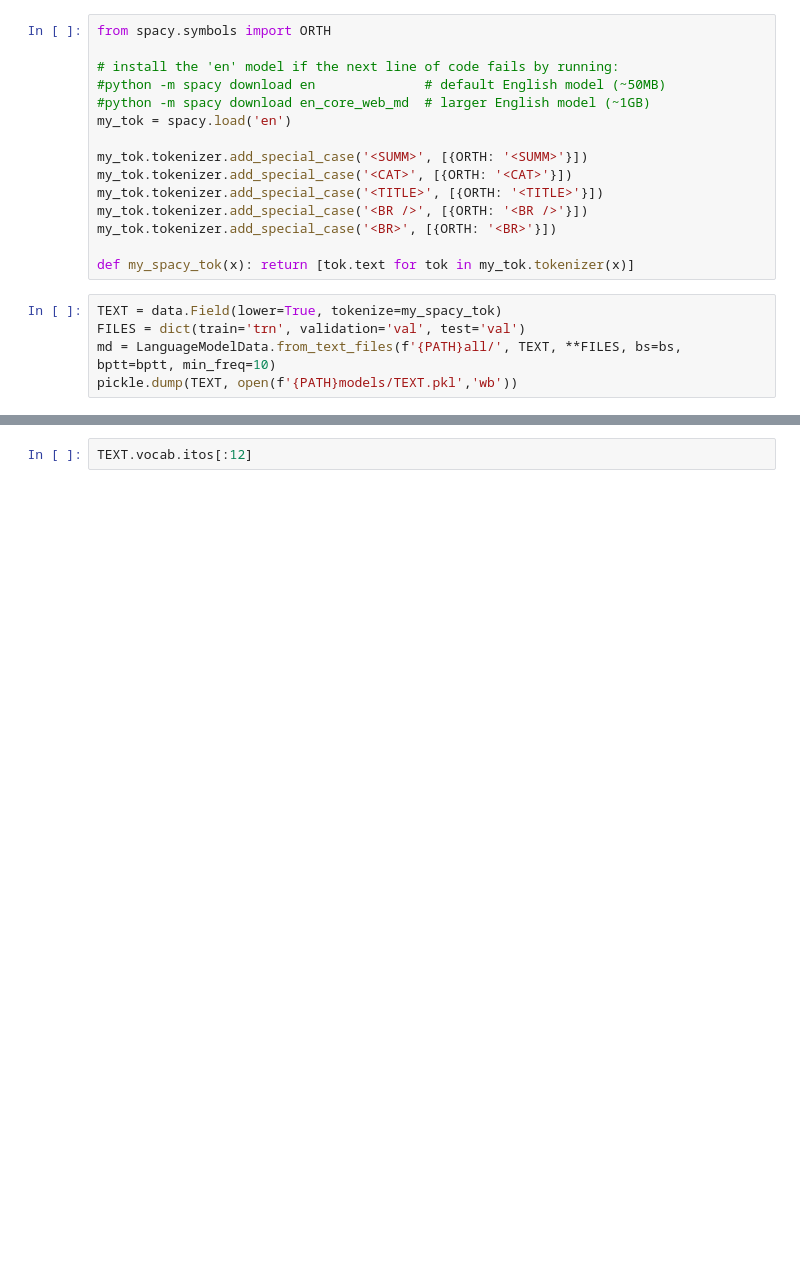
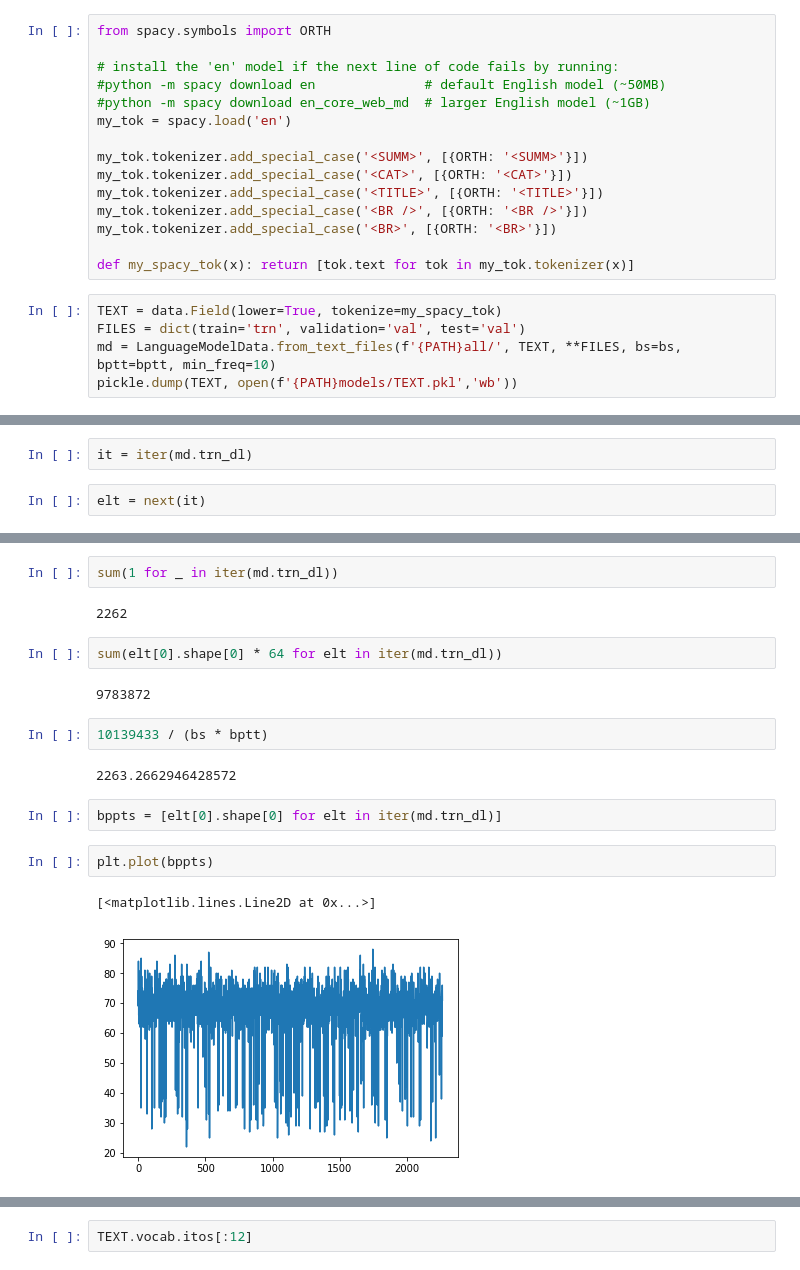
Before and after one commit to quentin-auge/fastai, a Jupyter notebook: courses/dl1/lang_model-arxiv.ipynb, the cells around one changed output, grey strips where cells are left out. Cells and saved outputs as stored; diff of their text form; blank space fills up the shorter version.

```diff
--- a/courses/dl1/lang_model-arxiv.ipynb
+++ b/courses/dl1/lang_model-arxiv.ipynb
@@ -183,0 +216,4 @@ pickle.dump(TEXT, open(f'{PATH}models/TEXT.pkl','wb'))
+# %%
+it = iter(md.trn_dl)
+# %%
+elt = next(it)
@@ -183,0 +314,19 @@ pickle.dump(TEXT, open(f'{PATH}models/TEXT.pkl','wb'))
+# %%
+sum(1 for _ in iter(md.trn_dl))
+# %% [output]
+2262
+# %%
+sum(elt[0].shape[0] * 64 for elt in iter(md.trn_dl))
+# %% [output]
+9783872
+# %%
+10139433 / (bs * bptt)
+# %% [output]
+2263.2662946428572
+# %%
+bppts = [elt[0].shape[0] for elt in iter(md.trn_dl)]
+# %%
+plt.plot(bppts)
+# %% [output]
+[<matplotlib.lines.Line2D at 0x...>]
+[figure, added]
```
Also changed, not shown: parts of 19 cells of this notebook.
